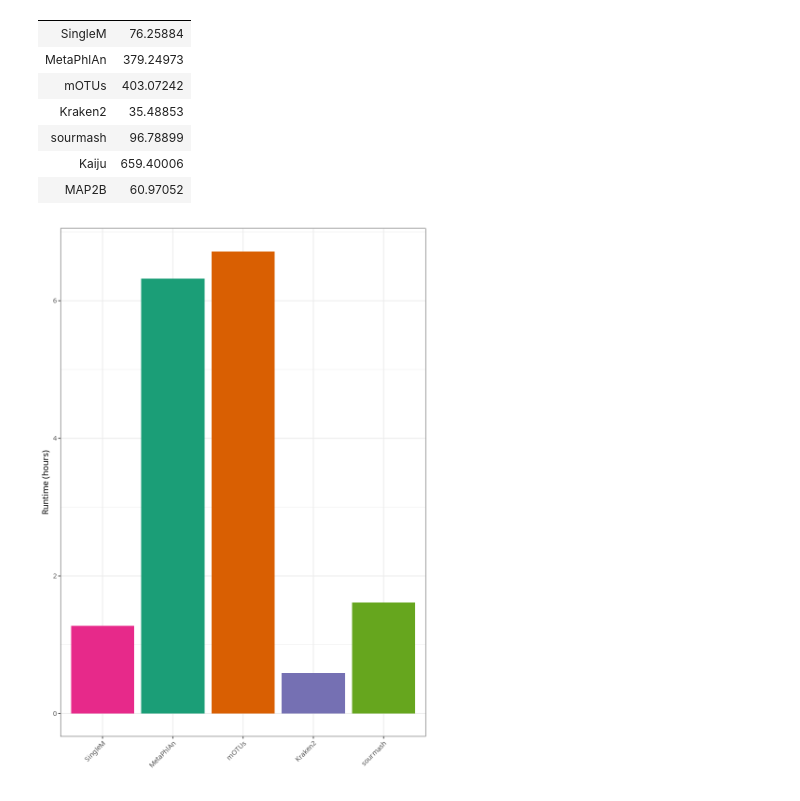
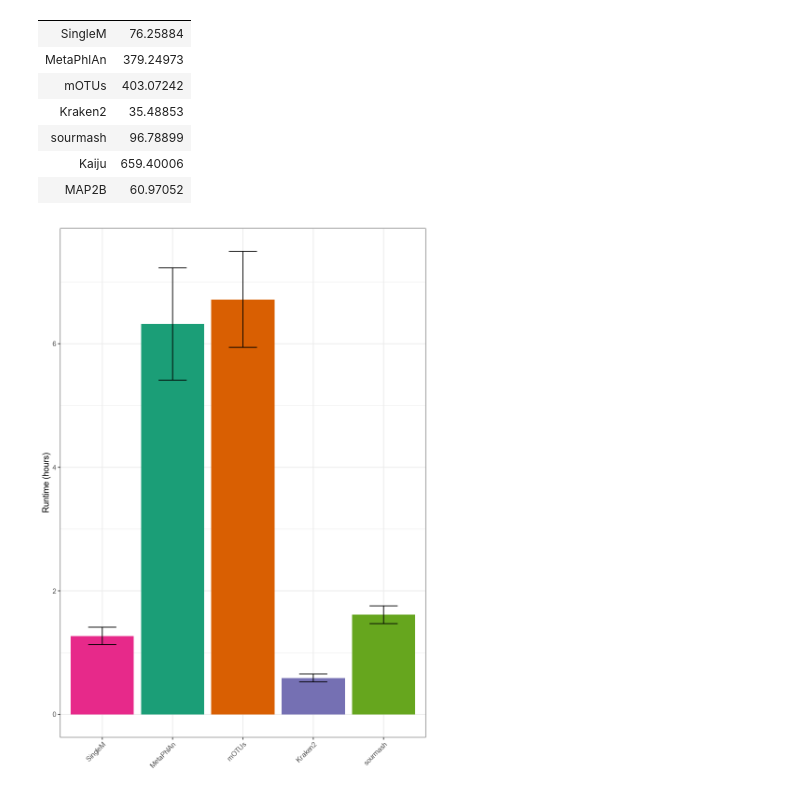
Before and after one commit to wwood/singlem-benchmarking, a Jupyter notebook: plot_overall.ipynb, the cells around one changed output. Cells and saved outputs as stored; diff of their text form; code cells hidden in the pictures.

Commit message:
Plotting updates.

```diff
--- a/plot_overall.ipynb
+++ b/plot_overall.ipynb
@@ -99,5 +100,5 @@ my_colours = c(
 )
 options(repr.plot.width=7, repr.plot.height=10)
 
-library(ggbreak)
-runtimes2 = runtimes[threads==1, .(mins=mean(s/60), max_rss=mean(max_rss/1000)), by=.(tool2)]
+# library(ggbreak)
+runtimes2 = runtimes[threads==1, .(mins=mean(s/60), max_rss=mean(max_rss/1000), hours_sd=sd(s/60/60), max_rss_sd=sd(max_rss/1000)), by=.(tool2)]
@@ -154,8 +144,8 @@ A data.table: 7 × 2
 | Kaiju | 659.40006 |
 | MAP2B | 60.97052 |
 # %%
-qplot(data=runtimes2[tool2 %in% correct_taxonomy_tools_publication_names], xlab='', tool2, mins/60, geom='col', fill=tool2, ylab='Runtime (hours)') + theme(axis.text.x = element_text(angle = 45, hjust = 1))+theme(legend.position='none')+scale_fill_manual(breaks=tools2_order, values=my_colours)#+scale_y_break(c(750,6200))
+qplot(data=runtimes2[tool2 %in% correct_taxonomy_tools_publication_names], xlab='', tool2, mins/60, geom='col', fill=tool2, ylab='Runtime (hours)') + theme(axis.text.x = element_text(angle = 45, hjust = 1))+theme(legend.position='none')+scale_fill_manual(breaks=tools2_order, values=my_colours)+geom_errorbar(aes(ymin=mins/60-hours_sd, ymax=mins/60+hours_sd), width=.4)
 # %% [output]
-[figure, old version]
+[figure, new version]
 # %%
 library(patchwork)
```
Also changed, not shown: parts of 9 cells of this notebook, 1 other file.
